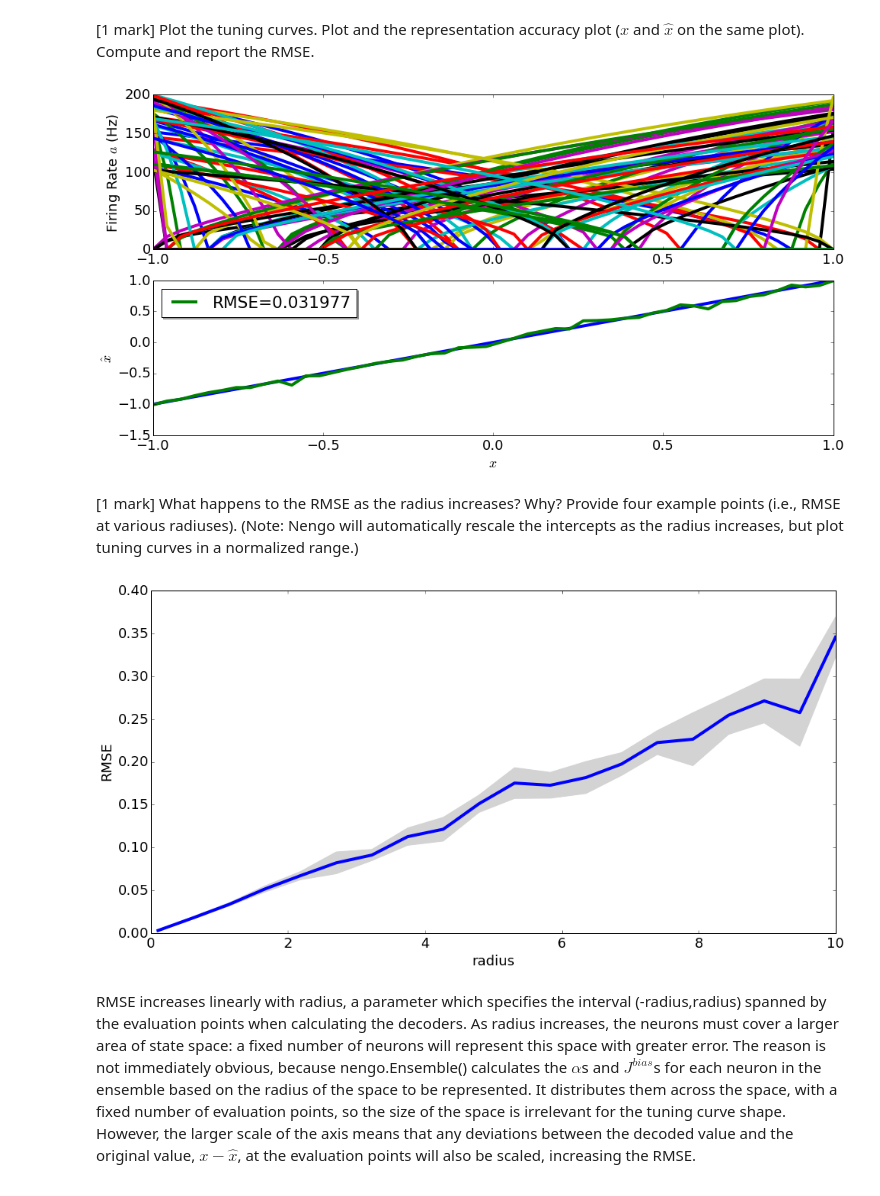
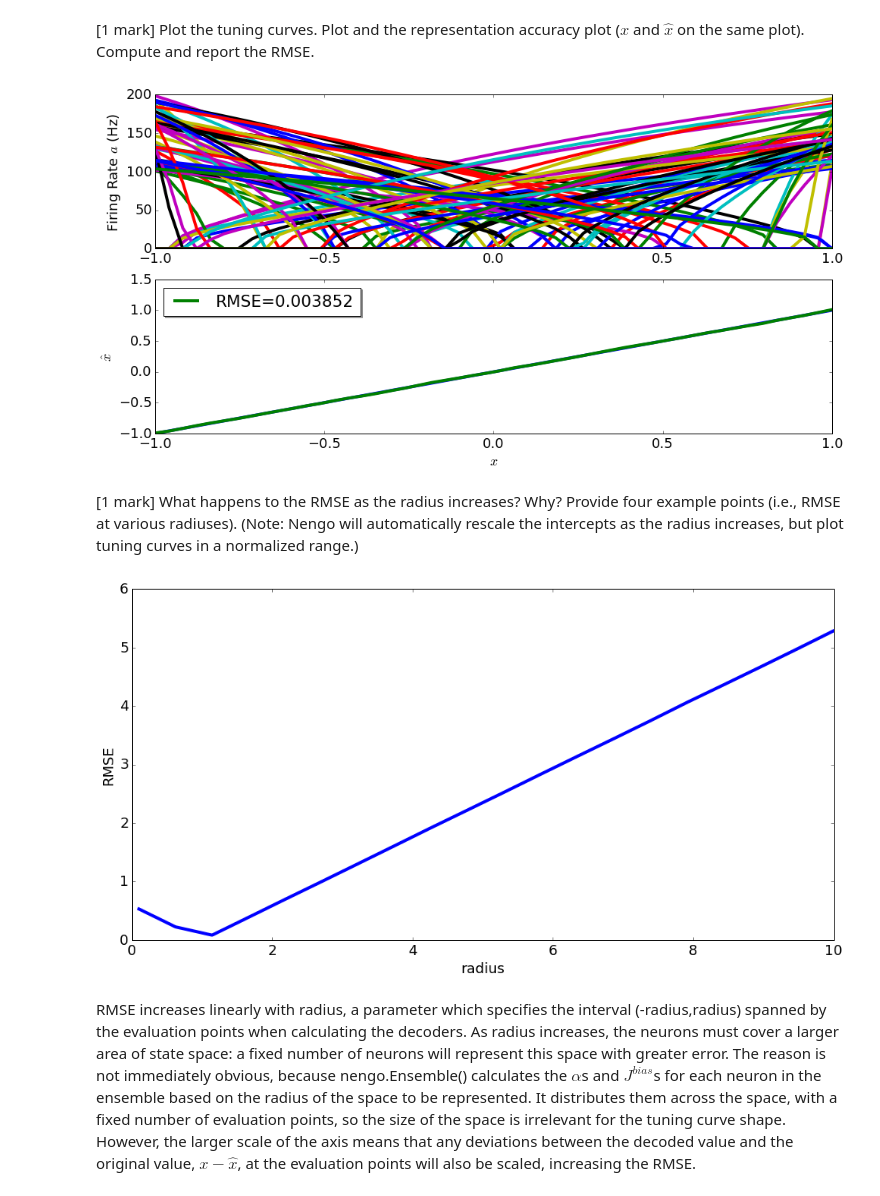
Before and after one commit to Kanaderu/SYDE556-750, a Jupyter notebook: SYDE556-750Assignment4.ipynb, the cells around one changed output. Saved outputs shown, nothing was run; the diff lists cells and outputs as text; code cells hidden in the pictures.

```diff
--- a/SYDE556-750Assignment4.ipynb
+++ b/SYDE556-750Assignment4.ipynb
@@ -52,39 +52,36 @@ def one_a():
 		connection = nengo.Connection(ens_1d,ens_1d,
 								solver=LstsqNoise(noise=noise))
 
 	#create the simulator
 	sim = nengo.Simulator(model)
 
 	#retrieve evaluation points, activities, and decoders
 	eval_points, activities = tuning_curves(ens_1d,sim)
-	activities_noisy = activities + np.random.normal(
-								scale=noise*np.max(activities),
-								size=activities.shape)
-	decoders = sim.data[connection].weights.T
+	decoders = sim.data[connection].decoders.T
 
 	#calculate the state estimate
-	xhat = np.dot(activities_noisy,decoders)
+	xhat = np.dot(activities,decoders)
 
 	#plot tuning curves
 	fig=plt.figure(figsize=(16,8))
 	ax=fig.add_subplot(211)
 	ax.plot(eval_points,activities)
 	# ax.set_xlabel('$x$')
 	ax.set_ylabel('Firing Rate $a$ (Hz)')
 
 	#plot representational accuracy
 	ax=fig.add_subplot(212)
 	ax.plot(eval_points,eval_points)
 	ax.plot(eval_points,xhat,
 		label='RMSE=%f' %np.sqrt(np.average((eval_points-xhat)**2)))
 	ax.set_xlabel('$x$')
 	ax.set_ylabel('$\hat{x}$')
 	legend=ax.legend(loc='best',shadow=True)
 	plt.show()
 
 one_a()
 # %% [output]
-[figure, old version]
+[figure, new version]
 # %% [markdown]
 [1 mark] What happens to the RMSE as the radius increases?  Why?  Provide four example points (i.e., RMSE at various radiuses).  (Note: Nengo will automatically rescale the intercepts as the radius increases, but plot tuning curves in a normalized range.)
 # %%
@@ -132,13 +129,10 @@ def one_b():
 
 			#retrieve evaluation points, activities, and decoders
 			eval_points, activities = tuning_curves(ens_1d,sim)
-			activities_noisy = activities + rng1.normal(
-										scale=noise*np.max(activities),
-										size=activities.shape)
-			decoders = sim.data[connection].weights.T
+			decoders = sim.data[connection].decoders.T
 
 			#calculate the state estimate
-			xhat = np.dot(activities_noisy,decoders)
+			xhat = np.dot(activities,decoders)
 
 			#calculate RMSE
 			RMSE_list_i.append(np.sqrt(np.average((eval_points-xhat)**2)))
@@ -152,14 +146,14 @@ def one_b():
 	ax.plot(radii,RMSE_list)
 	ax.fill_between(radii,
 		np.subtract(RMSE_list,RMSE_stddev_list),np.add(RMSE_list,RMSE_stddev_list),
-		color='lightgray')
+		color='lightgray') #error is too small to see here
 	ax.set_xlabel('radius')
 	ax.set_ylabel('RMSE')
 	plt.show()
 
 one_b()
 # %% [output]
-[figure, old version]
+[figure, new version]
 # %% [markdown]
 RMSE increases linearly with radius, a parameter which specifies the interval (-radius,radius) spanned by the evaluation points when calculating the decoders. As radius increases, the neurons must cover a larger area of state space: a fixed number of neurons will represent this space with greater error. The reason is not immediately obvious, because nengo.Ensemble() calculates the $\alpha$s and $J^{bias}$s for each neuron in the ensemble based on the radius of the space to be represented. It distributes them across the space, with a fixed number of evaluation points, so the size of the space is irrelevant for the tuning curve shape. However, the larger scale of the axis means that any deviations between the decoded value and the original value, $x - \hat{x}$, at the evaluation points will also be scaled, increasing the RMSE.
 # %% [markdown]
```
Also changed, not shown: parts of 20 cells of this notebook, 3 other files.
